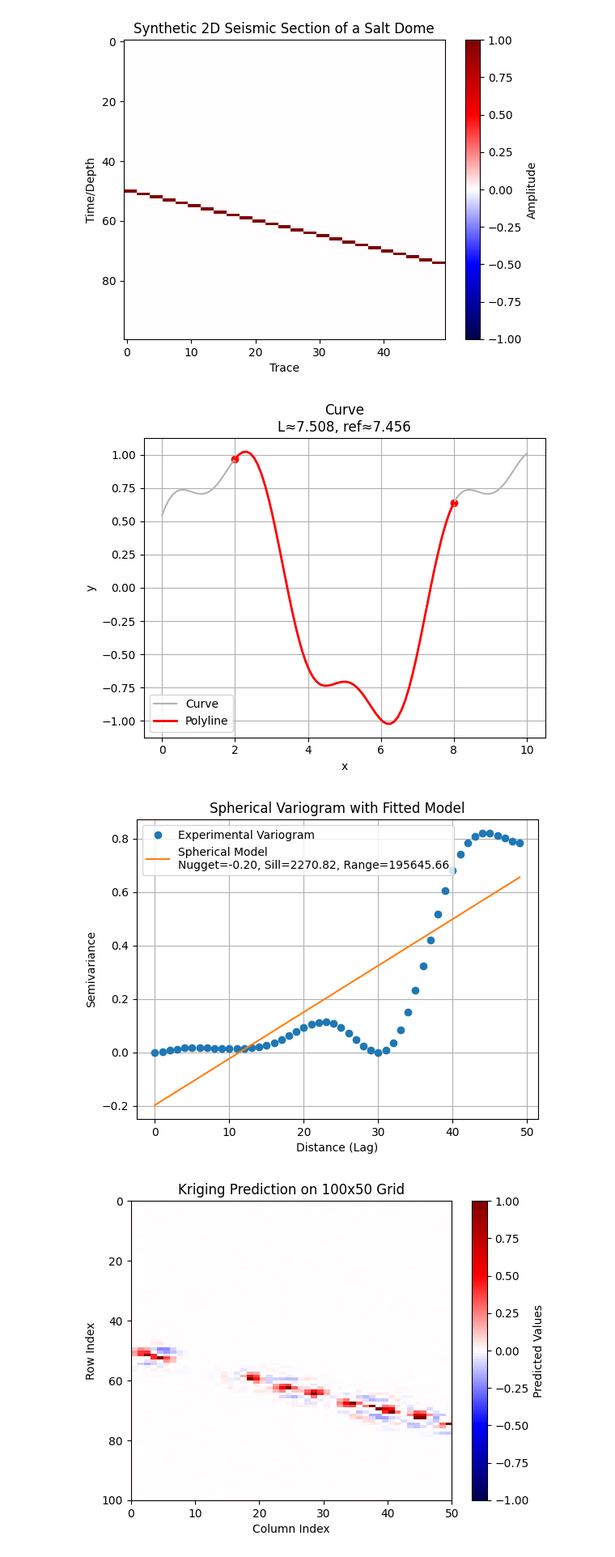
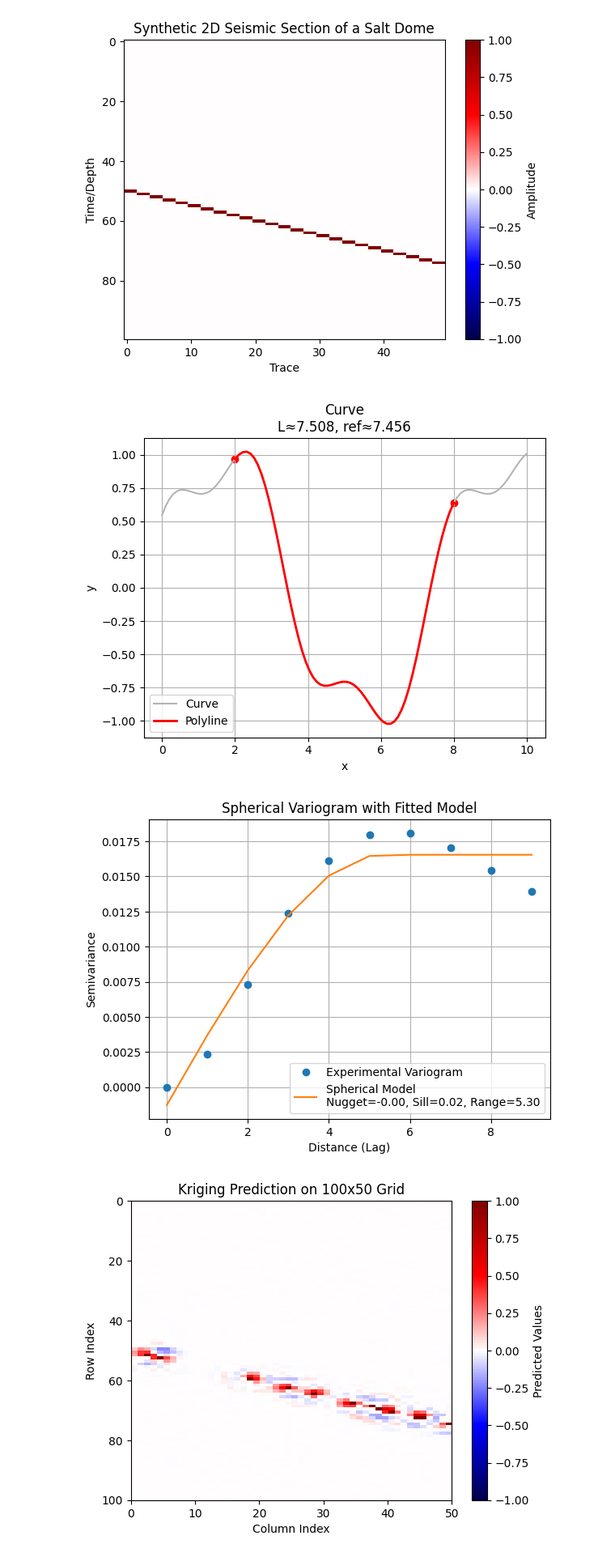
Before and after one commit to csc7/Probabilistic_Programming, a Jupyter notebook: Example_04_Geodesic_Distances.ipynb, the cells around one changed output. Shown at 81% size. Saved outputs shown, nothing was run; the diff lists cells and outputs as text; code cells hidden in the pictures.

Commit message:
Change maximum lag in the variogram computation and initial parameters in the spherical model

```diff
--- a/Example_04_Geodesic_Distances.ipynb
+++ b/Example_04_Geodesic_Distances.ipynb
@@ -148,7 +148,7 @@ def geodesic_distance_1D(y, a, b, x=None):
 
 
 # Variogram computation
-def compute_variogram(data, distances, lag_step=1, max_lag=50):
+def compute_variogram(data, distances, lag_step=1, max_lag=10):
     lags = np.arange(0, max_lag, lag_step)
     variogram = np.zeros_like(lags, dtype=float)
 
@@ -207,35 +207,35 @@ geodesic_distances = np.array(geodesic_distances)
 flattened_data = seismic_data.ravel()
 lags, experimental_variogram = compute_variogram(np.repeat(y, len(x)).reshape(len(np.repeat(y, len(x))), 1), # y repeated and reshaped
                                                  geodesic_distances.reshape(len(geodesic_distances), 1))     # geodesic_distances reshaped
 
 
 # Variogram Model Fit
 # Spherical variogram model
 def spherical_model(h, nugget, sill, range_):
     return np.where(h <= range_,
                     nugget + (sill - nugget) * (1.5 * (h / range_) - 0.5 * (h / range_)**3),
                     sill)
 # Model fit to experimental variogram
-initial_params = [0.1, 1, 10]  # Initial guess for nugget, sill, range
+initial_params = [0.001, 0.01, 5]  # Initial guess for nugget, sill, range
 valid = ~np.isnan(experimental_variogram)  # Remove NaN values for fitting
 var_parameters, _ = curve_fit(spherical_model, lags[valid], experimental_variogram[valid], p0=initial_params)
 # Fitted variogram curve
 fitted_variogram = spherical_model(lags, *var_parameters)
 
 
 # Plots
 plt.plot(lags, experimental_variogram, 'o', label='Experimental Variogram')
 plt.plot(lags, fitted_variogram, '-', label=f'Spherical Model\nNugget={var_parameters[0]:.2f}, Sill={var_parameters[1]:.2f}, Range={var_parameters[2]:.2f}')
 plt.title('Spherical Variogram with Fitted Model')
 plt.xlabel('Distance (Lag)')
 plt.ylabel('Semivariance')
 plt.legend()
 plt.grid()
 
 plt.show()
 # %% [output]
 [figure]
-[figure, old version]
+[figure, new version]
 # %%
 # Kriging prediction using previous variogram
 
```
